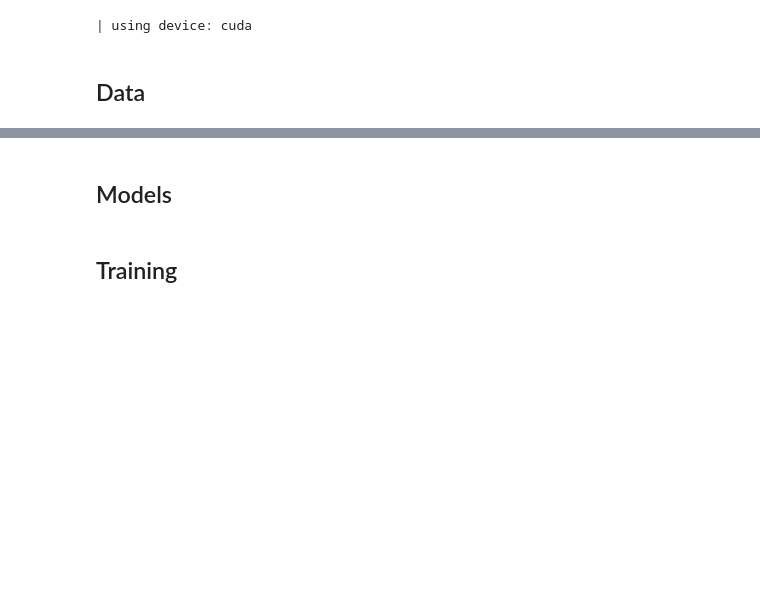
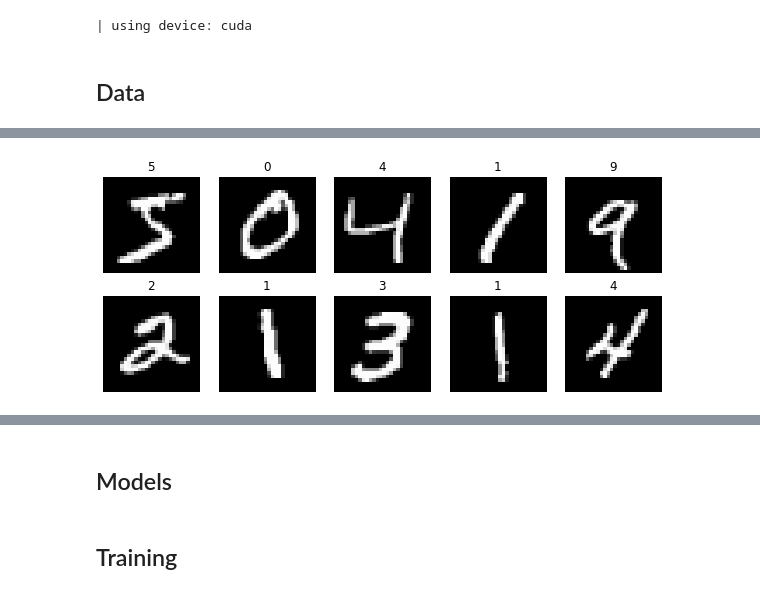
Before and after one commit to alexbie98/fedavg, a Jupyter notebook: FedAvg.ipynb, the cells around one changed output, grey strips where cells are left out. Cells and saved outputs as stored; diff of their text form; code cells hidden in the pictures; blank space fills up the shorter version.

Commit message:
data.py and linting

```diff
--- a/FedAvg.ipynb
+++ b/FedAvg.ipynb
@@ -94,2 +29,11 @@ def noniid_partition_loader(train_data, bsz):
+# %%
+train_data, test_data = fetch_dataset(bsz = bsz)
+
+test_loader = torch.utils.data.DataLoader(test_data, batch_size = 1000, shuffle=False) # inference bsz=1000
+debug_loader = torch.utils.data.DataLoader(train_data, bsz)
+img, label = next(iter(debug_loader))
+view_10(img, label)
+# %% [output]
+[figure, added]
 # %%
 # get client dataloaders
```
Also changed, not shown: parts of 6 cells of this notebook, 3 other files.
